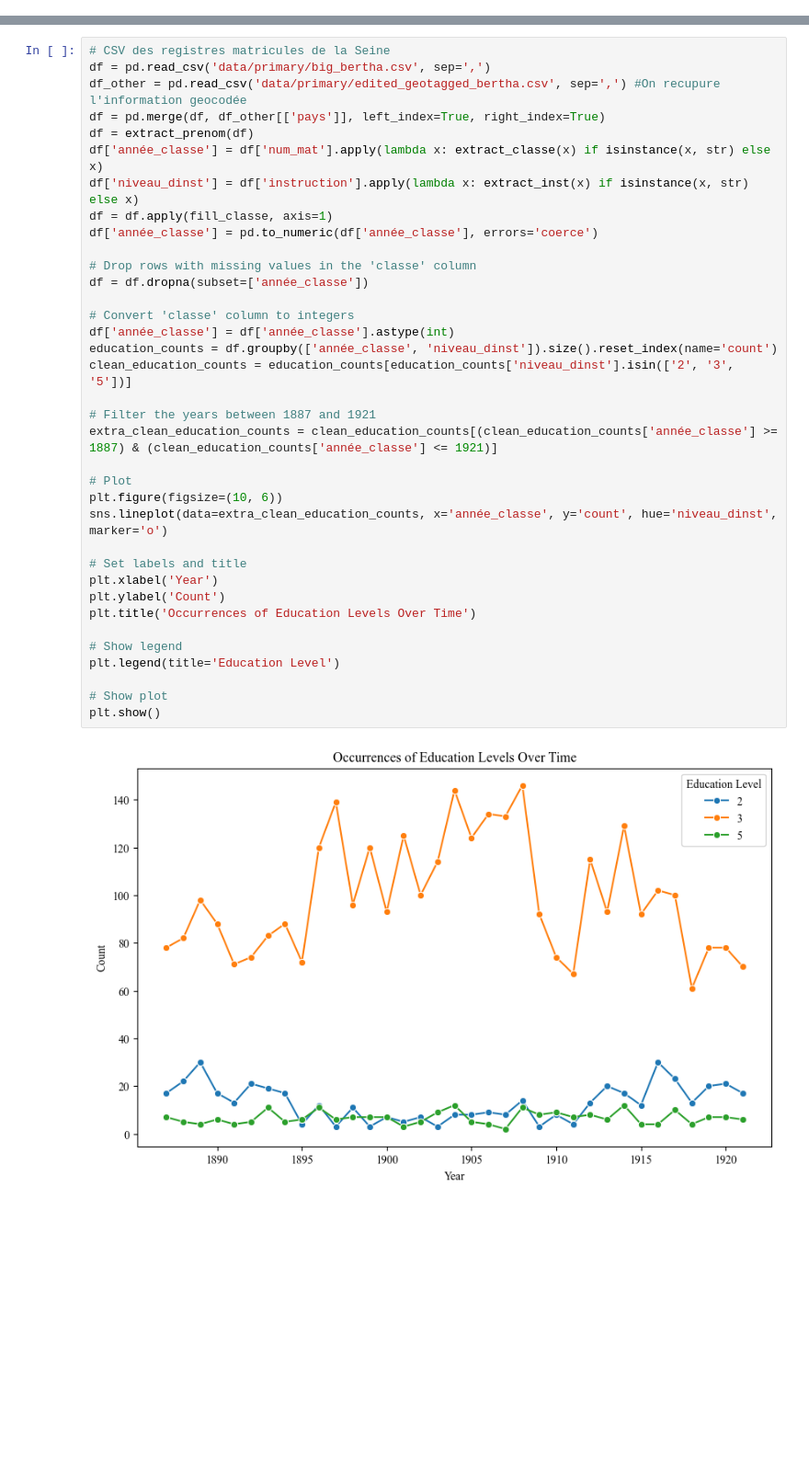
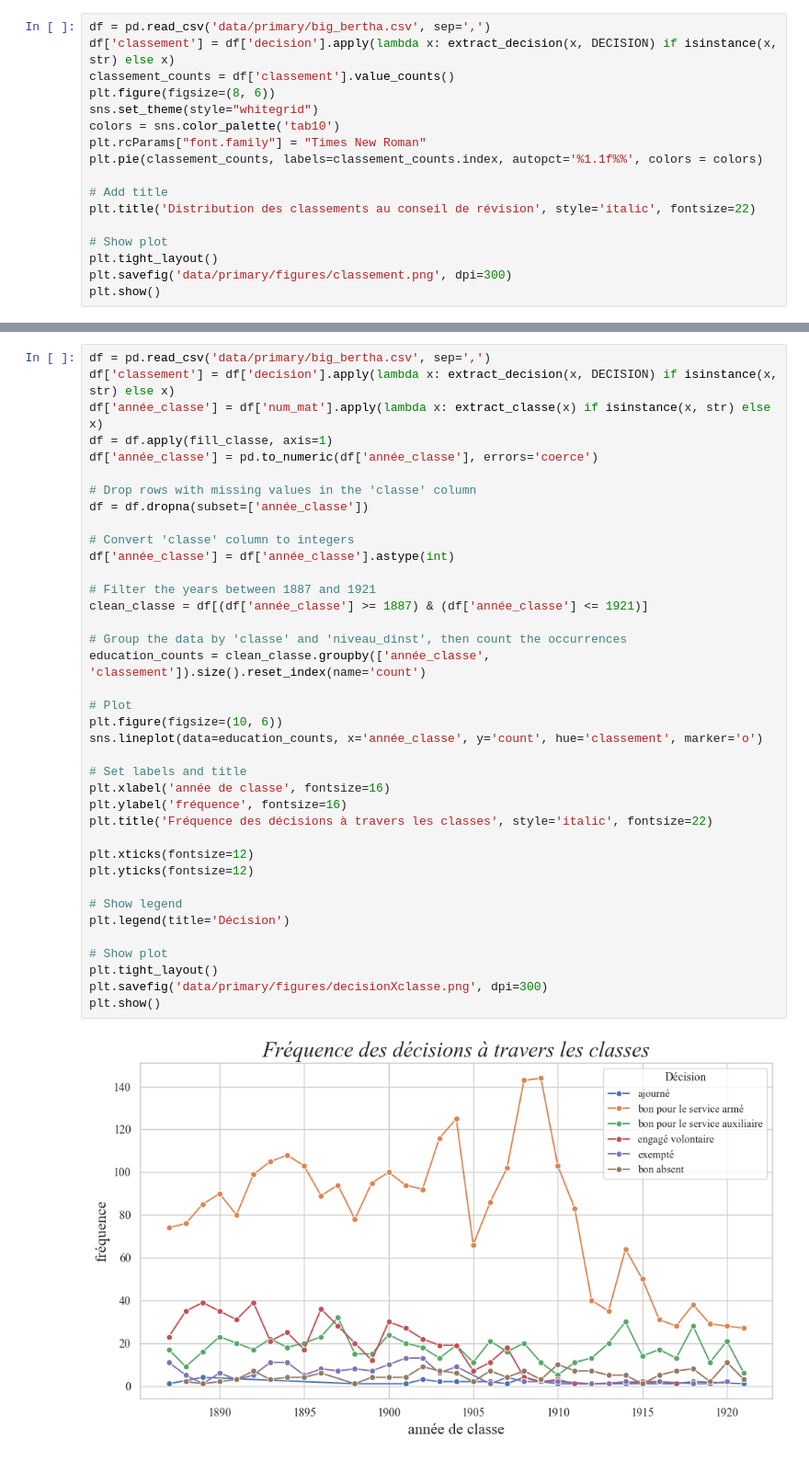
Before and after one commit to the0phil3/projet_memoire2, a Jupyter notebook: primary_figures.ipynb, the cells around one changed output, grey strips where cells are left out. Shown at 92% size. Saved outputs shown, nothing was run; the diff lists cells and outputs as text; blank space fills up the shorter version.

```diff
--- a/primary_figures.ipynb
+++ b/primary_figures.ipynb
@@ -133,0 +153,17 @@ plt.show()
+# %%
+df = pd.read_csv('data/primary/big_bertha.csv', sep=',')
+df['classement'] = df['decision'].apply(lambda x: extract_decision(x, DECISION) if isinstance(x, str) else x)
+classement_counts = df['classement'].value_counts()
+plt.figure(figsize=(8, 6))
+sns.set_theme(style="whitegrid")
+colors = sns.color_palette('tab10')
+plt.rcParams["font.family"] = "Times New Roman"
+plt.pie(classement_counts, labels=classement_counts.index, autopct='%1.1f%%', colors = colors)
+
+# Add title
+plt.title('Distribution des classements au conseil de révision', style='italic', fontsize=22)
+
+# Show plot
+plt.tight_layout()
+plt.savefig('data/primary/figures/classement.png', dpi=300)
+plt.show()
@@ -134,38 +172,40 @@ plt.show()
 # %%
-# CSV des registres matricules de la Seine
 df = pd.read_csv('data/primary/big_bertha.csv', sep=',')
-df_other = pd.read_csv('data/primary/edited_geotagged_bertha.csv', sep=',') #On recupure l'information geocodée
-df = pd.merge(df, df_other[['pays']], left_index=True, right_index=True)
-df = extract_prenom(df)
+df['classement'] = df['decision'].apply(lambda x: extract_decision(x, DECISION) if isinstance(x, str) else x)
 df['année_classe'] = df['num_mat'].apply(lambda x: extract_classe(x) if isinstance(x, str) else x)
-df['niveau_dinst'] = df['instruction'].apply(lambda x: extract_inst(x) if isinstance(x, str) else x)
 df = df.apply(fill_classe, axis=1)
 df['année_classe'] = pd.to_numeric(df['année_classe'], errors='coerce')
 
 # Drop rows with missing values in the 'classe' column
 df = df.dropna(subset=['année_classe'])
 
 # Convert 'classe' column to integers
 df['année_classe'] = df['année_classe'].astype(int)
-education_counts = df.groupby(['année_classe', 'niveau_dinst']).size().reset_index(name='count')
-clean_education_counts = education_counts[education_counts['niveau_dinst'].isin(['2', '3', '5'])]
 
 # Filter the years between 1887 and 1921
-extra_clean_education_counts = clean_education_counts[(clean_education_counts['année_classe'] >= 1887) & (clean_education_counts['année_classe'] <= 1921)]
+clean_classe = df[(df['année_classe'] >= 1887) & (df['année_classe'] <= 1921)]
+
+# Group the data by 'classe' and 'niveau_dinst', then count the occurrences
+education_counts = clean_classe.groupby(['année_classe', 'classement']).size().reset_index(name='count')
 
 # Plot
 plt.figure(figsize=(10, 6))
-sns.lineplot(data=extra_clean_education_counts, x='année_classe', y='count', hue='niveau_dinst', marker='o')
+sns.lineplot(data=education_counts, x='année_classe', y='count', hue='classement', marker='o')
 
 # Set labels and title
-plt.xlabel('Year')
-plt.ylabel('Count')
-plt.title('Occurrences of Education Levels Over Time')
+plt.xlabel('année de classe', fontsize=16)
+plt.ylabel('fréquence', fontsize=16)
+plt.title('Fréquence des décisions à travers les classes', style='italic', fontsize=22)
+
+plt.xticks(fontsize=12)
+plt.yticks(fontsize=12)
 
 # Show legend
-plt.legend(title='Education Level')
+plt.legend(title='Décision')
 
 # Show plot
+plt.tight_layout()
+plt.savefig('data/primary/figures/decisionXclasse.png', dpi=300)
 plt.show()
 # %% [output]
-[figure, old version]
+[figure, new version]
```
Also changed, not shown: parts of 24 cells of this notebook, 26 other files.
